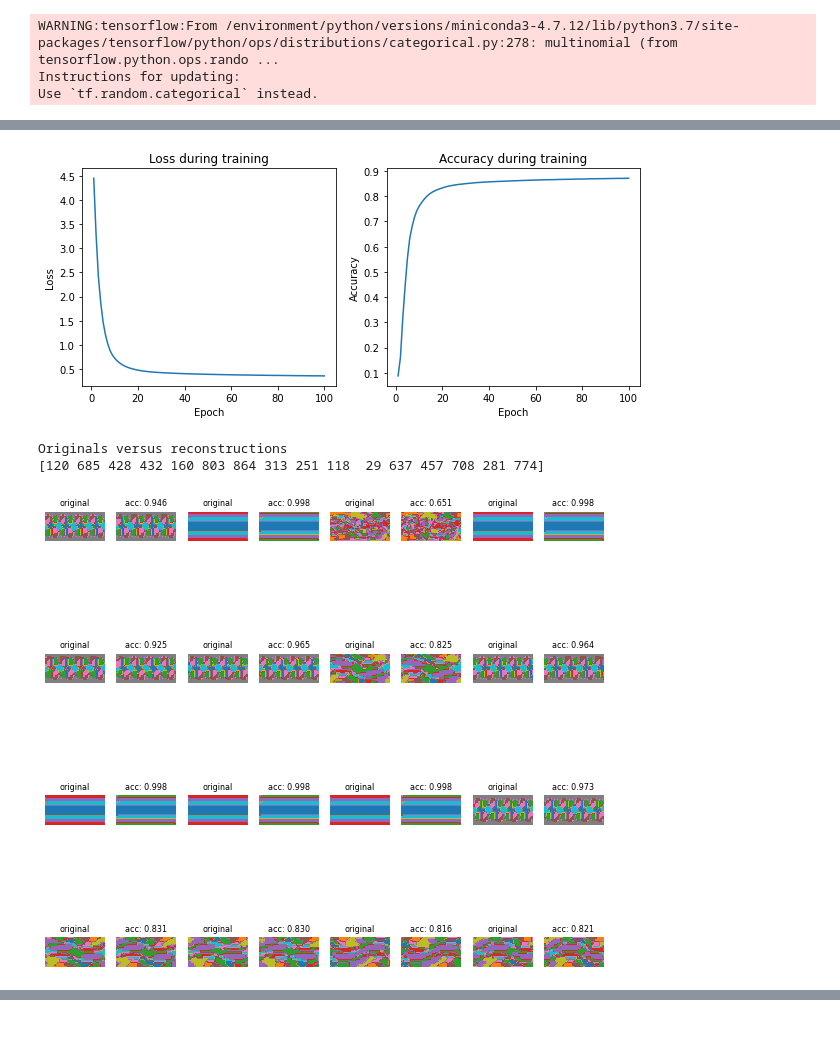
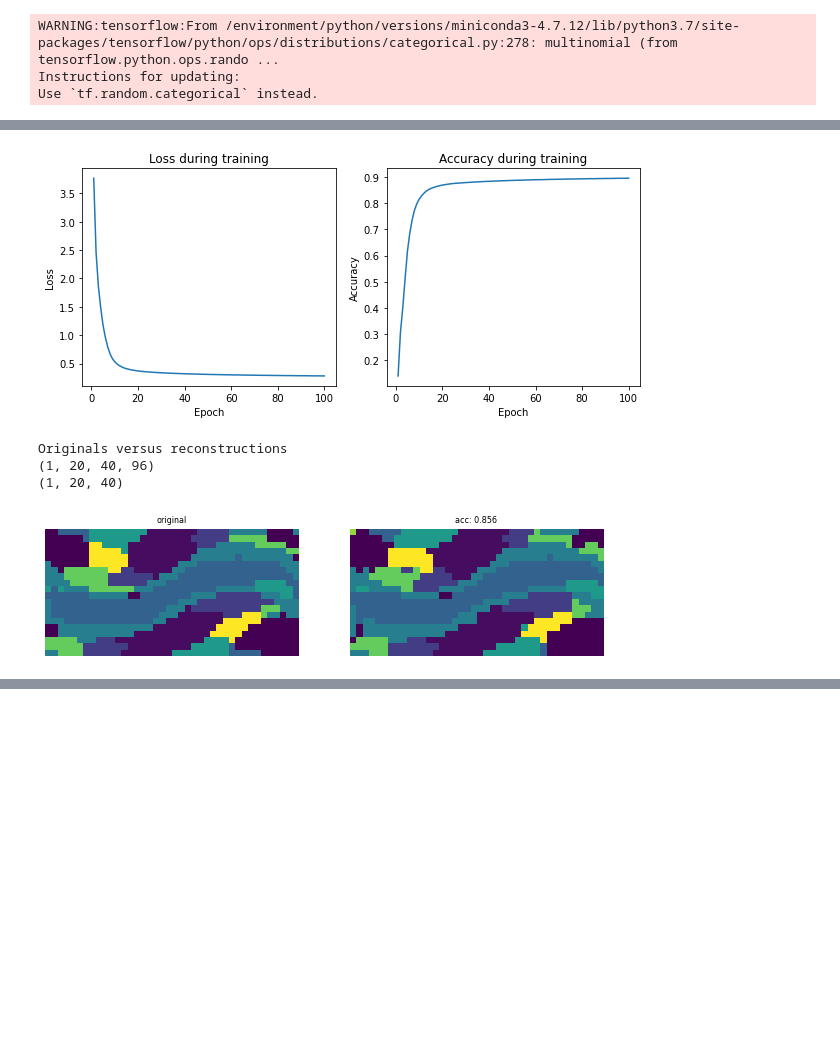
Before and after one commit to yezy17/DIDA_VQ-VAE, a Jupyter notebook: VQVAE_withPixelCNN.ipynb, the cells around one changed output, grey strips where cells are left out. Saved outputs shown, nothing was run; the diff lists cells and outputs as text; code cells hidden in the pictures; blank space fills up the shorter version.

```diff
--- a/VQVAE_withPixelCNN.ipynb
+++ b/VQVAE_withPixelCNN.ipynb
@@ -38,12 +38,12 @@ find dida in registed datasets: 63
 INPUT_SHAPE = (180, 360, 3)
 VQVAE_BATCH_SIZE = 96
 VQVAE_NUM_EPOCHS = 100
-VQVAE_LAYERS = [32, 48]
+VQVAE_LAYERS = [16, 32]
 VQVAE_LEARNING_RATE = 1e-3
 
 SIZEX = None
 SIZEY = None
-NUM_LATENT_K = 128
+NUM_LATENT_K = 96
 NUM_LATENT_D = 64
 BETA = 0.25
 # %%
@@ -341,7 +345,7 @@ fig, axes = plt.subplots(len(rows), len(var_list), figsize=(12,4))
 fig.subplots_adjust(left=0., right=1., bottom=0., top=0.9)
 
 item = int(np.random.rand()*field_test.shape[0])
-item = 834
+item = 524
 print(item)
 for n_col, str_row in enumerate(var_list):
     m = Basemap(projection='moll', llcrnrlat=-90, urcrnrlat=90,\
@@ -674,7 +678,7 @@ plt.ylabel("Accuracy")
 plt.title("Accuracy during training")
 plt.show()
 # %% [output]
-[figure, old version]
+[figure, new version]
 # %%
 def recons_prior(model, z, n_row, n_col, random=True):
     n = n_row * n_col
@@ -690,38 +694,41 @@ def recons_prior(model, z, n_row, n_col, random=True):
     plt.figure(figsize=(10, 10))
     for i in range(n):
         plt.subplot(n_row, 2 * n_col, 2 * i + 1)
         plt.imshow(x[i], cmap='tab10')
         plt.title("original", fontsize=8)
         plt.axis('off')
         plt.subplot(n_row, 2 * n_col, 2 * i + 2)
         plt.imshow(recons[i], cmap='tab10')
         plt.title("acc: {:.3f}".format(accs[i]), fontsize=8)
         plt.axis('off')
     plt.show()
 def recons_prior_single(model, z, item):
     x = z[item:item+1]
-    recons = model.predict(x) * 0.1
+    recons = model.predict(x)
+    print(recons.shape)
     recons = np.argmax(recons, axis=-1)
+    print(recons.shape)
     accs = np.mean(np.equal(recons, x), axis=(1, 2))
     plt.figure(figsize=(10, 10))
     plt.subplot(1, 2, 1)
     plt.imshow(x[0])
     plt.title("original", fontsize=8)
     plt.axis('off')
     plt.subplot(1, 2, 2)
     plt.imshow(recons[0])
     plt.title("acc: {:.3f}".format(accs[0]), fontsize=8)
     plt.axis('off')
 
 
 print("Originals versus reconstructions")
 z_test = encoder.predict(field_test)
-recons_prior(pixelcnn_prior, z_test, 4, 4)
-# recons_prior_single(pixelcnn_prior, z_test, 716)
+# recons_prior(pixelcnn_prior, z_test, 4, 4)
+recons_prior_single(pixelcnn_prior, z_test, 281)
 # %% [output]
 Originals versus reconstructions
-[120 685 428 432 160 803 864 313 251 118  29 637 457 708 281 774]
+(1, 20, 40, 96)
+(1, 20, 40)
-[figure, old version]
+[figure, new version]
 # %%
 def sample_from_prior(prior, shape):
     """sample from the PixelCNN prior, pixel by pixel"""
```
Also changed, not shown: parts of 19 cells of this notebook.
